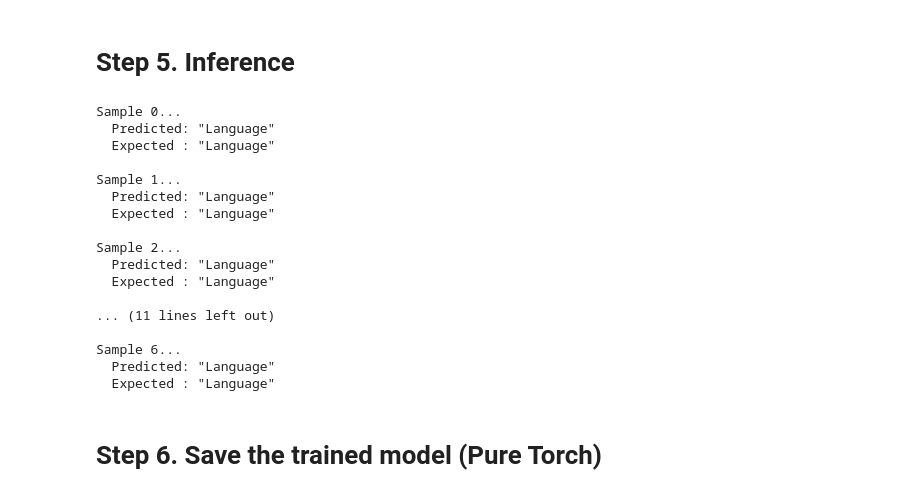
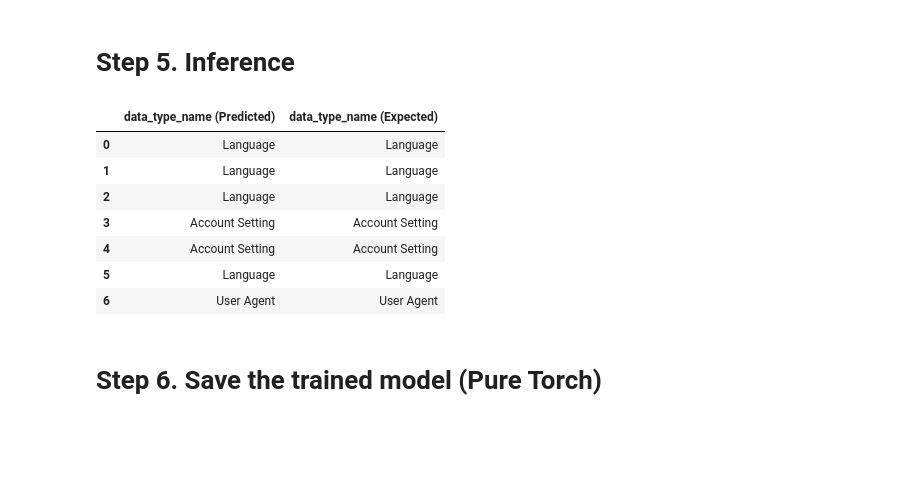
Before and after one commit to z-a-f/tabformer, a Jupyter notebook: TabTransformer Demo.ipynb, the cells around one changed output. Cells and saved outputs as stored; diff of their text form; code cells hidden in the pictures; blank space fills up the shorter version.

```diff
--- a/TabTransformer Demo.ipynb
+++ b/TabTransformer Demo.ipynb
@@ -243,44 +405,43 @@ optimizer = torch.optim.AdamW(model.parameters(), lr=1e-3)
 num_epochs = 5
 
 for epoch in range(num_epochs):
-    # No batching -- dataset too small
-    X_cat_tensor = X_cat_tensor.to(device)
-    X_num_tensor = X_num_tensor.to(device)
-    y_tensor = y_tensor.to(device)
+    for batch in training_loader:
+        X_cat_tensor = batch['X_cat'].to(device)
+        X_num_tensor = batch['X_num'].to(device)
+        y_tensor = batch['y_cat'].to(device)
 
-    optimizer.zero_grad()
+        optimizer.zero_grad()
 
-    y_hat = model(X_cat_tensor, X_num_tensor)
-    loss = criterion(y_hat, y_tensor)
-    loss.backward()
-    optimizer.step()
+        y_hat = model(X_cat_tensor, X_num_tensor)
+        loss = criterion(y_hat, y_tensor)
+        loss.backward()
+        optimizer.step()
 # %% [markdown]
 # Step 5. Inference
 # %%
-predictions = df_inference(model, data)
-for idx in range(len(data)):
-    print(f'Sample {idx}...')
-    print(f'  Predicted: "{predictions[idx]}"')
-    print(f'  Expected : "{data.loc[idx, target_columns[0]]}"')
-    print()
+batch = next(iter(training_loader))
+with torch.no_grad():
+    y_hat = model(batch['X_cat'], batch['X_num'])
+    y_hat = y_hat.argmax(-1)
+
+predictions = training_set.from_numeric(y_cat=y_hat)
+expectations = training_set.from_numeric(y_cat=batch['y_cat'])
+
+comparison_df = pd.DataFrame()
+for col in predictions.columns:
+    comparison_df[col + ' (Predicted)'] = predictions
+    comparison_df[col + ' (Expected)'] = expectations
+
+comparison_df
 # %% [output]
-Sample 0...
-  Predicted: "Language"
-  Expected : "Language"
-
-Sample 1...
-  Predicted: "Language"
-  Expected : "Language"
-
-Sample 2...
-  Predicted: "Language"
-  Expected : "Language"
-
-... (11 lines left out)
-
-Sample 6...
-  Predicted: "Language"
-  Expected : "Language"
+|  | data_type_name (Predicted) | data_type_name (Expected) |
+| 0 | Language | Language |
+| 1 | Language | Language |
+| 2 | Language | Language |
+| 3 | Account Setting | Account Setting |
+| 4 | Account Setting | Account Setting |
+| 5 | Language | Language |
+| 6 | User Agent | User Agent |
 # %% [markdown]
 # Step 6. Save the trained model (Pure Torch)
 # %%
```
Also changed, not shown: parts of 17 cells of this notebook, 2 other files.
